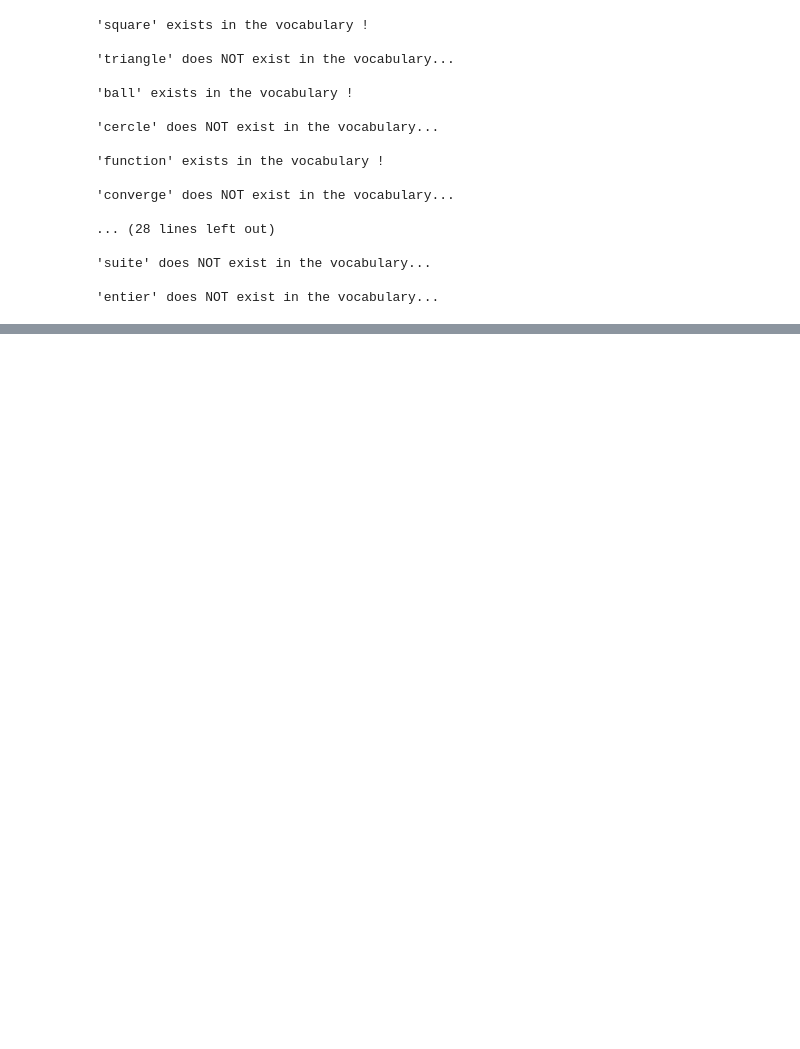
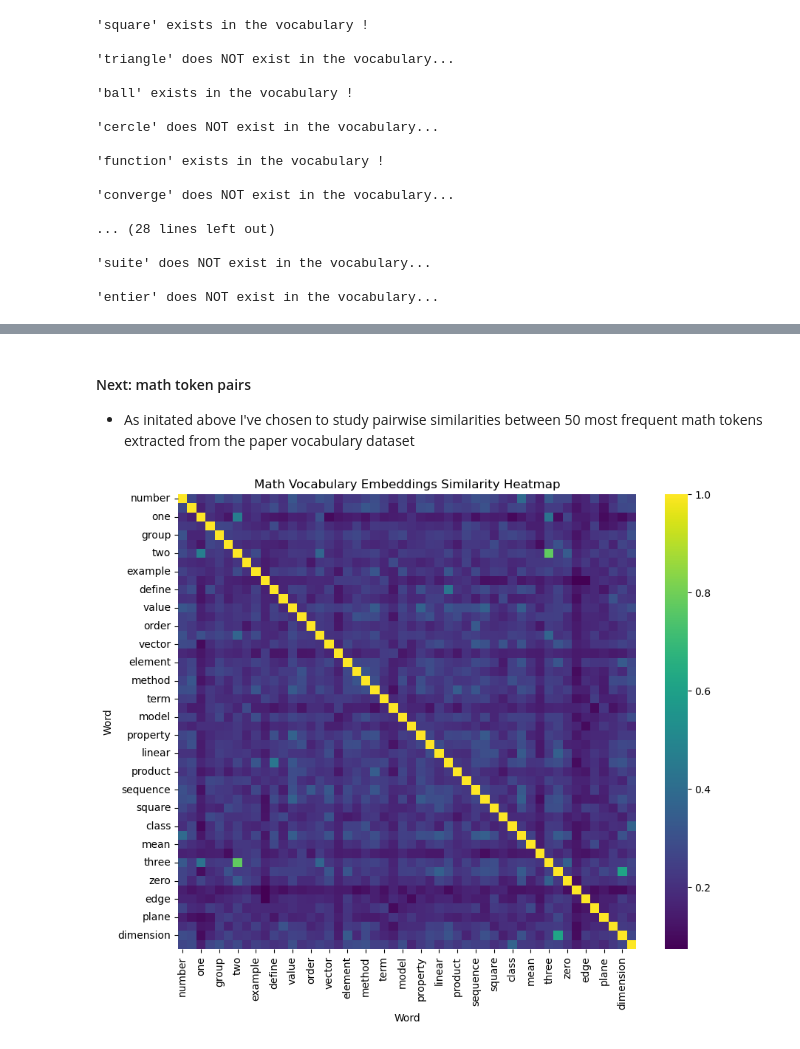
Before and after one commit to dhia680/Math-Concepts-semantic-space, a Jupyter notebook: Further-Analysis/gpt2-embed-analysis.ipynb, the cells around one changed output, grey strips where cells are left out. Cells and saved outputs as stored; diff of their text form; code cells hidden in the pictures; blank space fills up the shorter version.

```diff
--- a/Further-Analysis/gpt2-embed-analysis.ipynb
+++ b/Further-Analysis/gpt2-embed-analysis.ipynb
@@ -98,0 +226,18 @@ for word in fre_math_list:
+# %% [markdown]
+#### Next: math token pairs
+* As initated above I've chosen to study pairwise similarities between 50 most frequent math tokens extracted from the paper vocabulary dataset
+# %%
+# stacked embeddings of valid_vocab
+valid_tokens_ids = [tokenizer(word)['input_ids'][0] for word in valid_vocab]
+valid_vocab_embeddings = torch.stack([cpu_embeddings[valid_tokens_ids[i]] for i in range(len(valid_vocab))])
+# cross similarity betweeen them all
+valid_similarities = cross_similarity_matrix(valid_vocab_embeddings)
+valid_similarities_df = pd.DataFrame(valid_similarities.numpy(), columns=valid_vocab, index=valid_vocab)
+# heatmap
+plt.figure(figsize=(10, 8))
+sns.heatmap(valid_similarities_df, cmap='viridis', annot=False)
+plt.title('Math Vocabulary Embeddings Similarity Heatmap')
+plt.xlabel('Word'); plt.ylabel('Word')
+plt.show()
+# %% [output]
+[figure, added]
```
Also changed, not shown: parts of 23 cells of this notebook.
